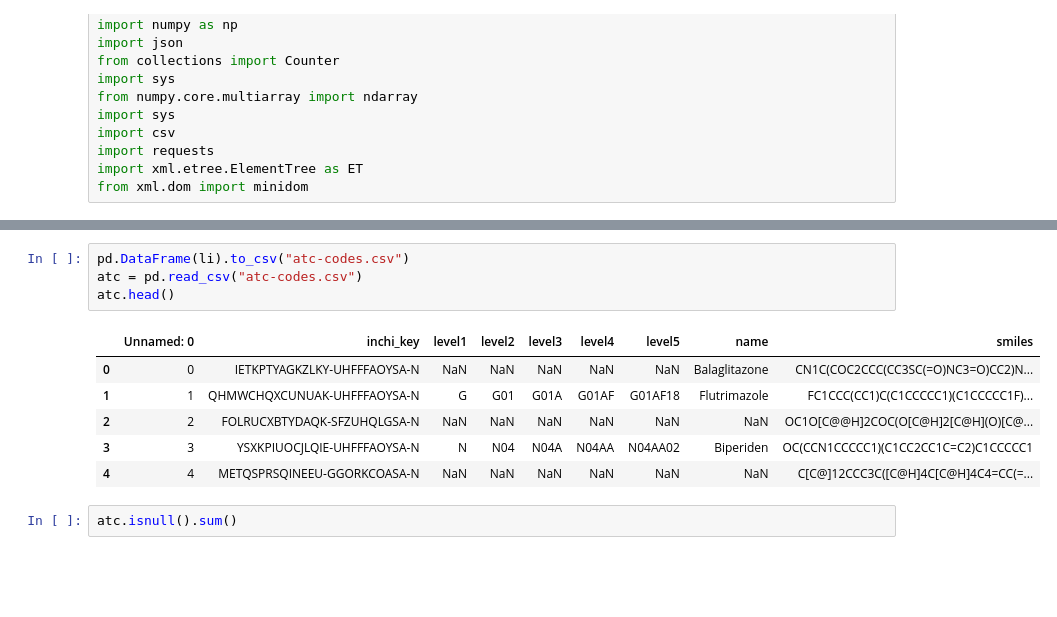
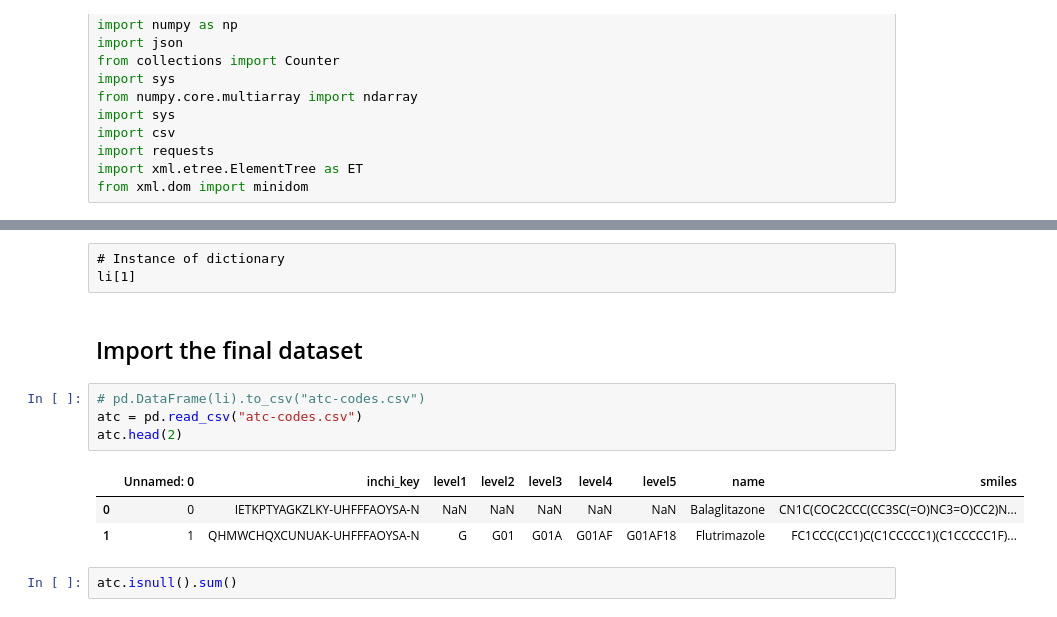
Before and after one commit to Dweepa/ItsAllInTheGenes, a Jupyter notebook: External/ExternalEval.ipynb, the cells around one changed output, grey strips where cells are left out. Drawn from its saved outputs; the diff is of its cells as text; blank space fills up the shorter version.

```diff
--- a/External/ExternalEval.ipynb
+++ b/External/ExternalEval.ipynb
@@ -239,14 +145,16 @@ li
+# %% [raw]
+# Instance of dictionary
+li[1]
+# %% [markdown]
+## Import the final dataset
 # %%
-pd.DataFrame(li).to_csv("atc-codes.csv")
+# pd.DataFrame(li).to_csv("atc-codes.csv")
 atc = pd.read_csv("atc-codes.csv")
-atc.head()
+atc.head(2)
 # %% [output]
 |  | Unnamed: 0 | inchi_key | level1 | level2 | level3 | level4 | level5 | name | smiles |
 | 0 | 0 | IETKPTYAGKZLKY-UHFFFAOYSA-N | NaN | NaN | NaN | NaN | NaN | Balaglitazone | CN1C(COC2CCC(CC3SC(=O)NC3=O)CC2)N... |
 | 1 | 1 | QHMWCHQXCUNUAK-UHFFFAOYSA-N | G | G01 | G01A | G01AF | G01AF18 | Flutrimazole | FC1CCC(CC1)C(C1CCCCC1)(C1CCCCC1F)... |
-| 2 | 2 | FOLRUCXBTYDAQK-SFZUHQLGSA-N | NaN | NaN | NaN | NaN | NaN | NaN | OC1O[C@@H]2COC(O[C@H]2[C@H](O)[C@... |
-| 3 | 3 | YSXKPIUOCJLQIE-UHFFFAOYSA-N | N | N04 | N04A | N04AA | N04AA02 | Biperiden | OC(CCN1CCCCC1)(C1CC2CC1C=C2)C1CCCCC1 |
-| 4 | 4 | METQSPRSQINEEU-GGORKCOASA-N | NaN | NaN | NaN | NaN | NaN | NaN | C[C@]12CCC3C([C@H]4C[C@H]4C4=CC(=... |
 # %%
 atc.isnull().sum()
 # %% [output]
```
Also changed, not shown: parts of 56 cells of this notebook.
